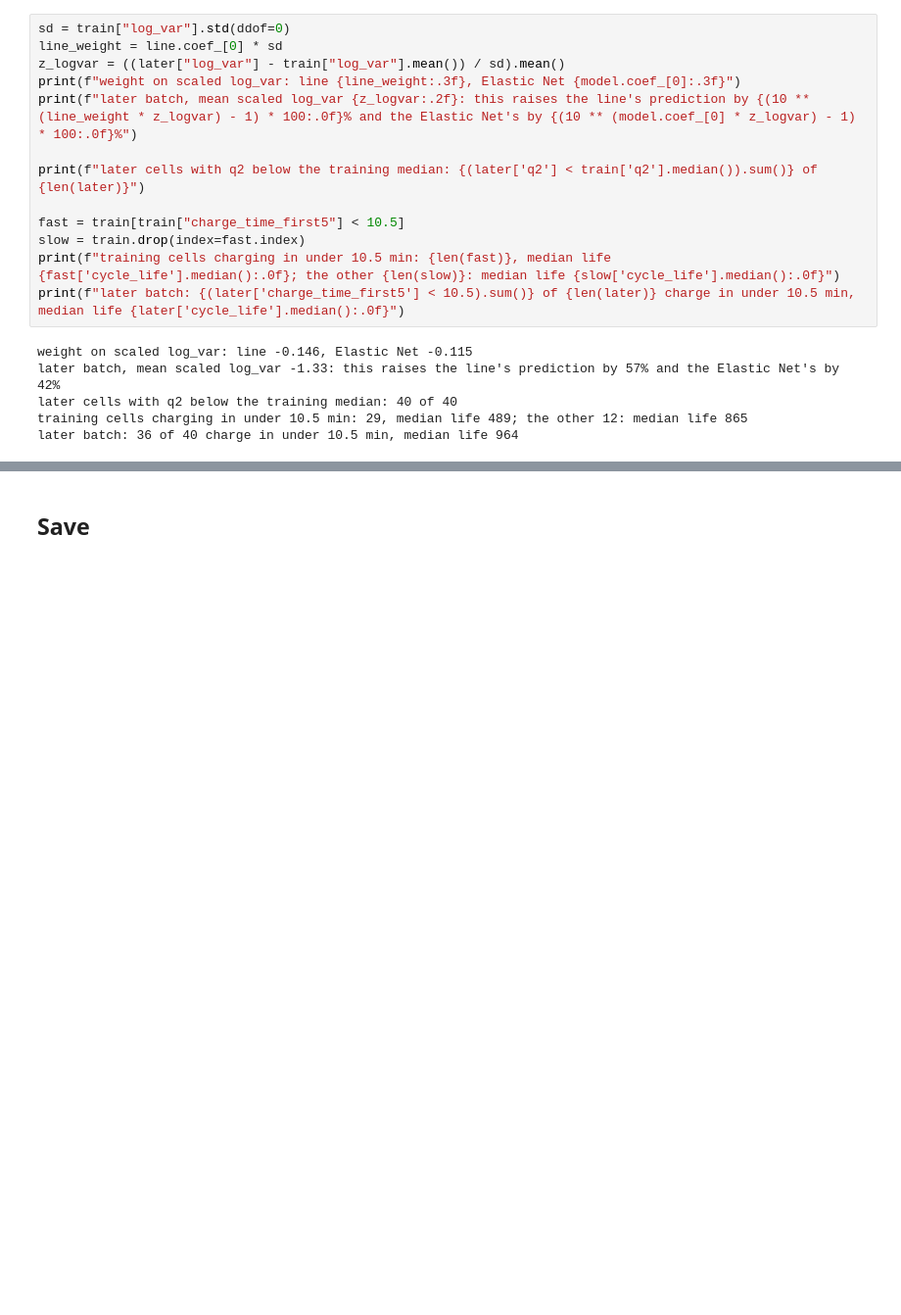
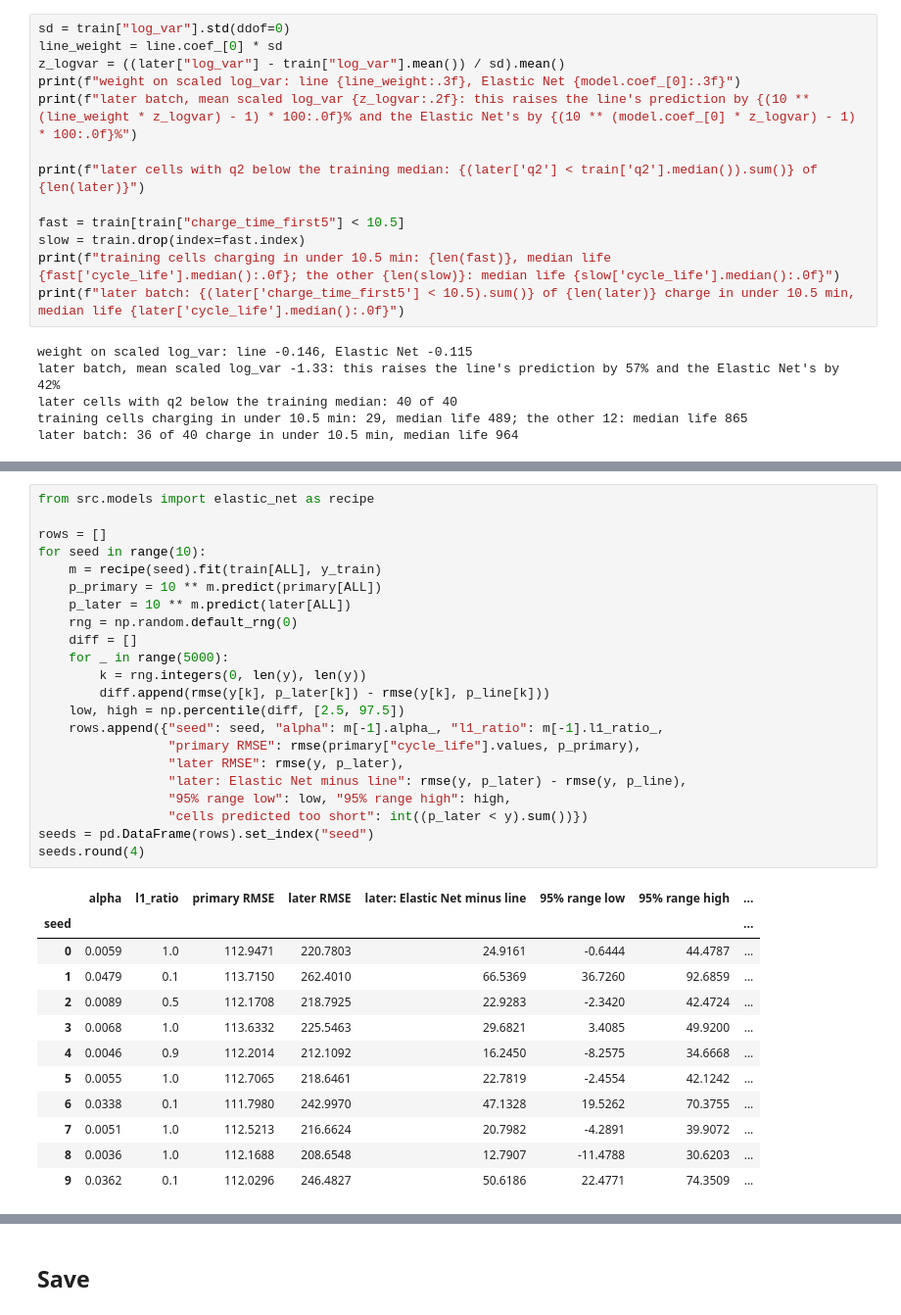
Before and after one commit to semababid/battery-cycle-life, a Jupyter notebook: notebooks/11_later_batch.ipynb, the cells around one changed output, grey strips where cells are left out. Shown at 98% size. Drawn from its saved outputs; the diff is of its cells as text; blank space fills up the shorter version.

```diff
--- a/notebooks/11_later_batch.ipynb
+++ b/notebooks/11_later_batch.ipynb
@@ -223,0 +224,35 @@ later batch: 36 of 40 charge in under 10.5 min, median life 964
+# %%
+from src.models import elastic_net as recipe
+
+rows = []
+for seed in range(10):
+    m = recipe(seed).fit(train[ALL], y_train)
+    p_primary = 10 ** m.predict(primary[ALL])
+    p_later = 10 ** m.predict(later[ALL])
+    rng = np.random.default_rng(0)
+    diff = []
+    for _ in range(5000):
+        k = rng.integers(0, len(y), len(y))
+        diff.append(rmse(y[k], p_later[k]) - rmse(y[k], p_line[k]))
+    low, high = np.percentile(diff, [2.5, 97.5])
+    rows.append({"seed": seed, "alpha": m[-1].alpha_, "l1_ratio": m[-1].l1_ratio_,
+                 "primary RMSE": rmse(primary["cycle_life"].values, p_primary),
+                 "later RMSE": rmse(y, p_later),
+                 "later: Elastic Net minus line": rmse(y, p_later) - rmse(y, p_line),
+                 "95% range low": low, "95% range high": high,
+                 "cells predicted too short": int((p_later < y).sum())})
+seeds = pd.DataFrame(rows).set_index("seed")
+seeds.round(4)
+# %% [output]
+|  | alpha | l1_ratio | primary RMSE | later RMSE | later: Elastic Net minus line | 95% range low | 95% range high | ... |
+| seed |  |  |  |  |  |  |  | ... |
+| 0 | 0.0059 | 1.0 | 112.9471 | 220.7803 | 24.9161 | -0.6444 | 44.4787 | ... |
+| 1 | 0.0479 | 0.1 | 113.7150 | 262.4010 | 66.5369 | 36.7260 | 92.6859 | ... |
+| 2 | 0.0089 | 0.5 | 112.1708 | 218.7925 | 22.9283 | -2.3420 | 42.4724 | ... |
+| 3 | 0.0068 | 1.0 | 113.6332 | 225.5463 | 29.6821 | 3.4085 | 49.9200 | ... |
+| 4 | 0.0046 | 0.9 | 112.2014 | 212.1092 | 16.2450 | -8.2575 | 34.6668 | ... |
+| 5 | 0.0055 | 1.0 | 112.7065 | 218.6461 | 22.7819 | -2.4554 | 42.1242 | ... |
+| 6 | 0.0338 | 0.1 | 111.7980 | 242.9970 | 47.1328 | 19.5262 | 70.3755 | ... |
+| 7 | 0.0051 | 1.0 | 112.5213 | 216.6624 | 20.7982 | -4.2891 | 39.9072 | ... |
+| 8 | 0.0036 | 1.0 | 112.1688 | 208.6548 | 12.7907 | -11.4788 | 30.6203 | ... |
+| 9 | 0.0362 | 0.1 | 112.0296 | 246.4827 | 50.6186 | 22.4771 | 74.3509 | ... |
```
Also changed, not shown: parts of 7 cells of this notebook, 4 other files.
